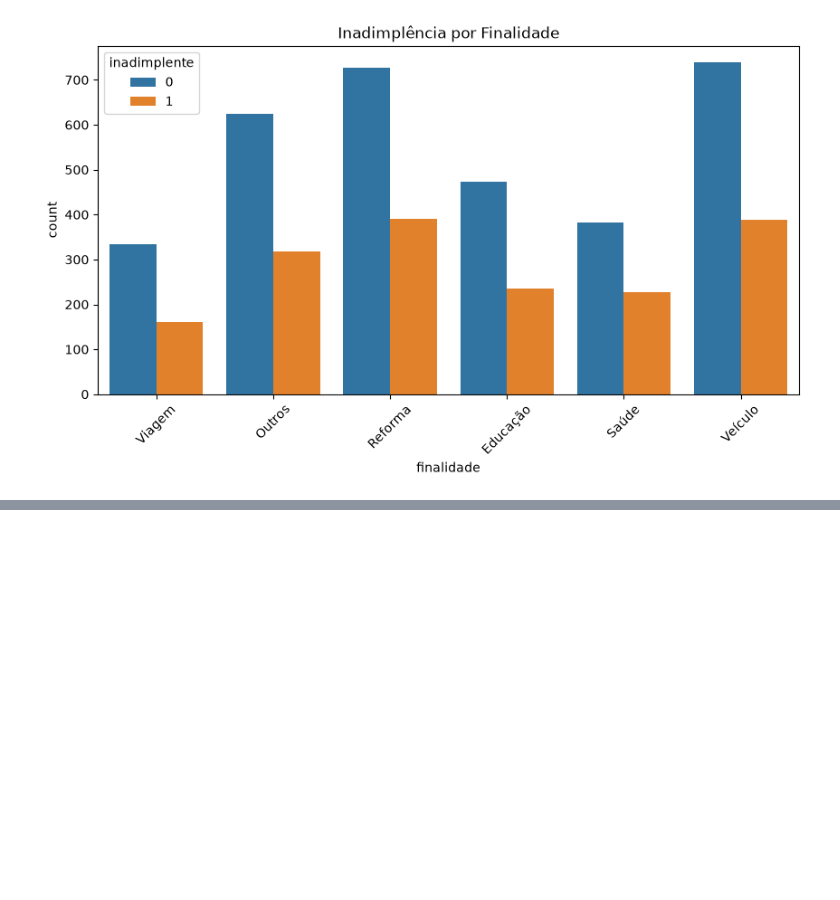
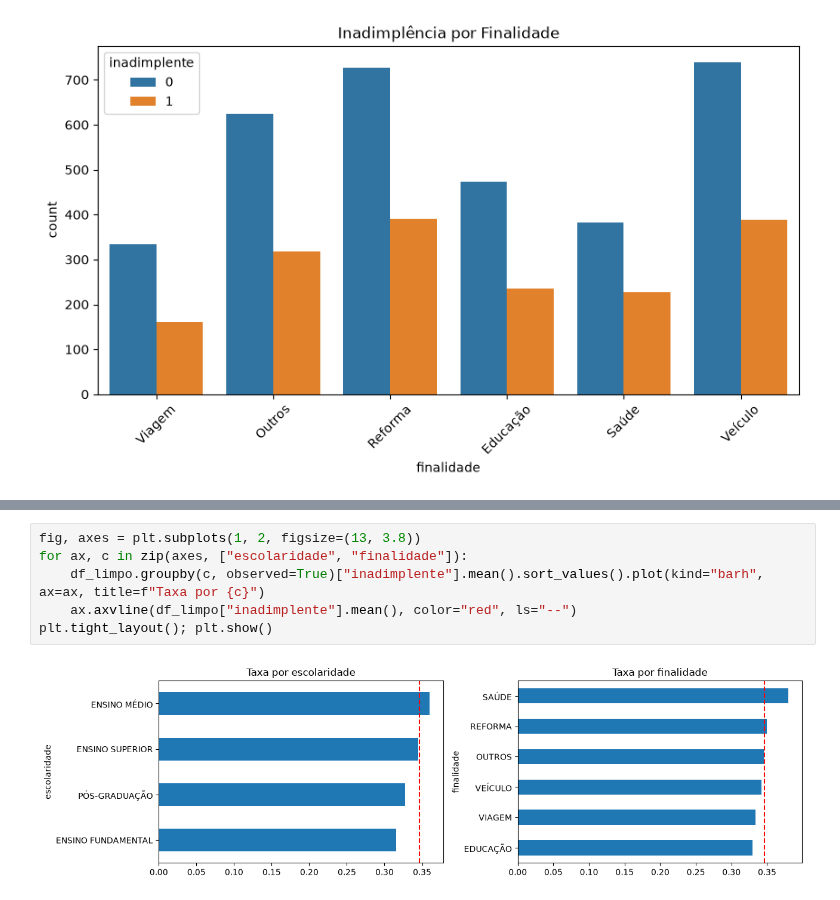
Before and after one commit to caioeserpa/CredAIR, a Jupyter notebook: notebooks/notebook.ipynb, the cells around one changed output, grey strips where cells are left out. Drawn from its saved outputs; the diff is of its cells as text; blank space fills up the shorter version.

```diff
--- a/notebooks/notebook.ipynb
+++ b/notebooks/notebook.ipynb
@@ -272,0 +395,8 @@ plt.show()
+# %%
+fig, axes = plt.subplots(1, 2, figsize=(13, 3.8))
+for ax, c in zip(axes, ["escolaridade", "finalidade"]):
+    df_limpo.groupby(c, observed=True)["inadimplente"].mean().sort_values().plot(kind="barh", ax=ax, title=f"Taxa por {c}")
+    ax.axvline(df_limpo["inadimplente"].mean(), color="red", ls="--")
+plt.tight_layout(); plt.show()
+# %% [output]
+[figure, added]
```
Also changed, not shown: parts of 11 cells of this notebook.
